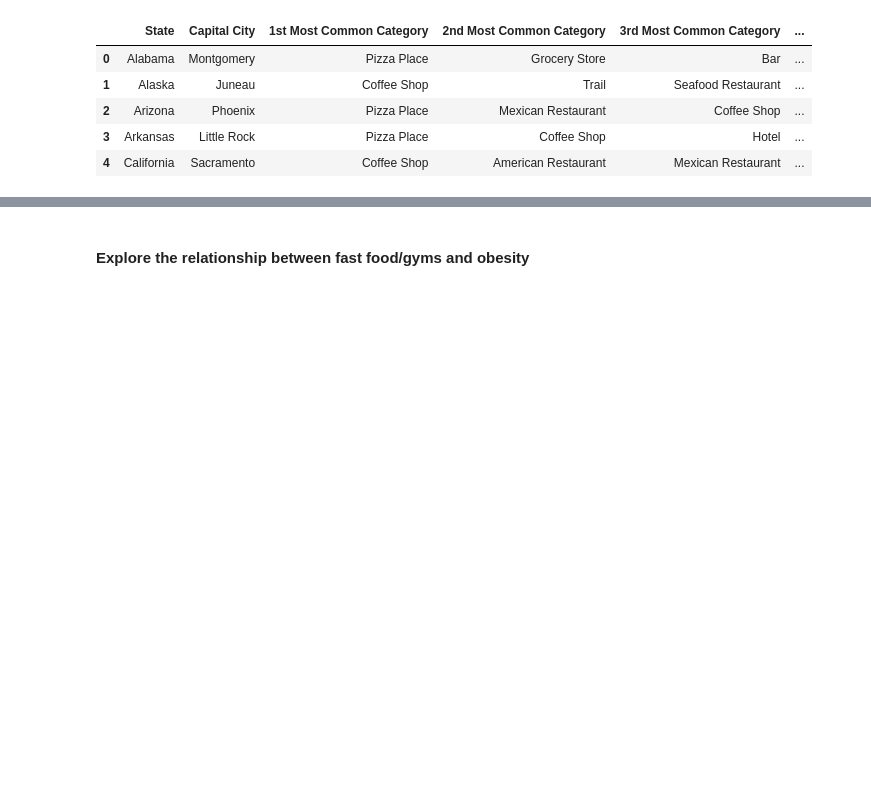
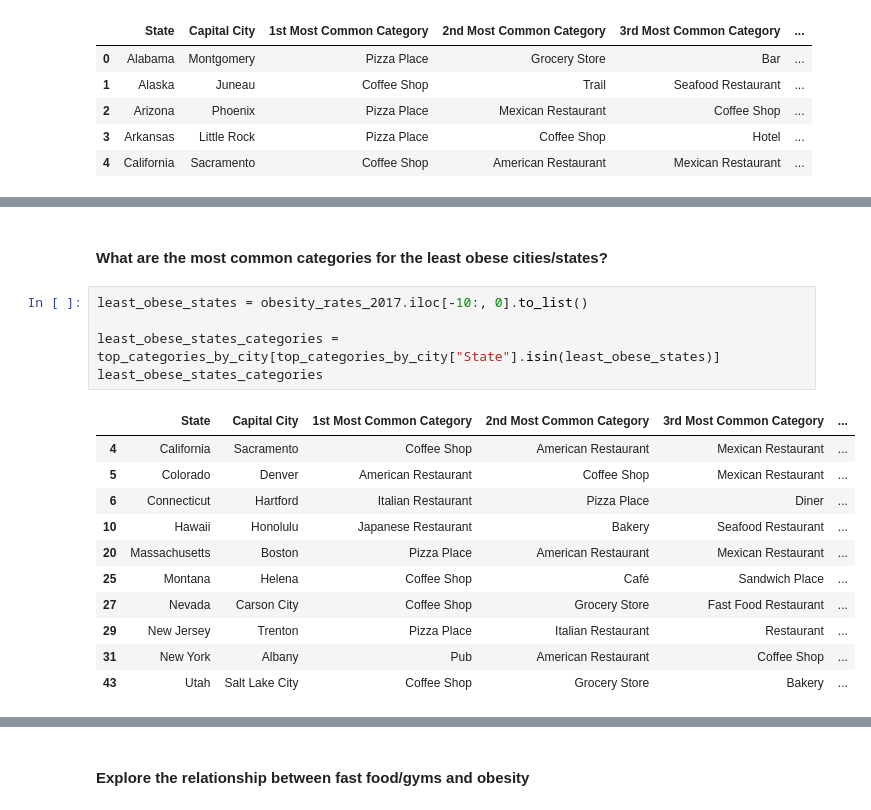
Before and after one commit to amypeniston/data-science-capstone-project, a Jupyter notebook: Week_5_Capstone_Project.ipynb, the cells around one changed output, grey strips where cells are left out. Cells and saved outputs as stored; diff of their text form; blank space fills up the shorter version.

```diff
--- a/Week_5_Capstone_Project.ipynb
+++ b/Week_5_Capstone_Project.ipynb
@@ -798,0 +857,19 @@ top_categories_by_city.head()
+# %% [markdown]
+#### What are the most common categories for the least obese cities/states?
+# %%
+least_obese_states = obesity_rates_2017.iloc[-10:, 0].to_list()
+
+least_obese_states_categories = top_categories_by_city[top_categories_by_city["State"].isin(least_obese_states)]
+least_obese_states_categories
+# %% [output]
+|  | State | Capital City | 1st Most Common Category | 2nd Most Common Category | 3rd Most Common Category | ... |
+| 4 | California | Sacramento | Coffee Shop | American Restaurant | Mexican Restaurant | ... |
+| 5 | Colorado | Denver | American Restaurant | Coffee Shop | Mexican Restaurant | ... |
+| 6 | Connecticut | Hartford | Italian Restaurant | Pizza Place | Diner | ... |
+| 10 | Hawaii | Honolulu | Japanese Restaurant | Bakery | Seafood Restaurant | ... |
+| 20 | Massachusetts | Boston | Pizza Place | American Restaurant | Mexican Restaurant | ... |
+| 25 | Montana | Helena | Coffee Shop | Café | Sandwich Place | ... |
+| 27 | Nevada | Carson City | Coffee Shop | Grocery Store | Fast Food Restaurant | ... |
+| 29 | New Jersey | Trenton | Pizza Place | Italian Restaurant | Restaurant | ... |
+| 31 | New York | Albany | Pub | American Restaurant | Coffee Shop | ... |
+| 43 | Utah | Salt Lake City | Coffee Shop | Grocery Store | Bakery | ... |
```
Also changed, not shown: parts of 11 cells of this notebook.
